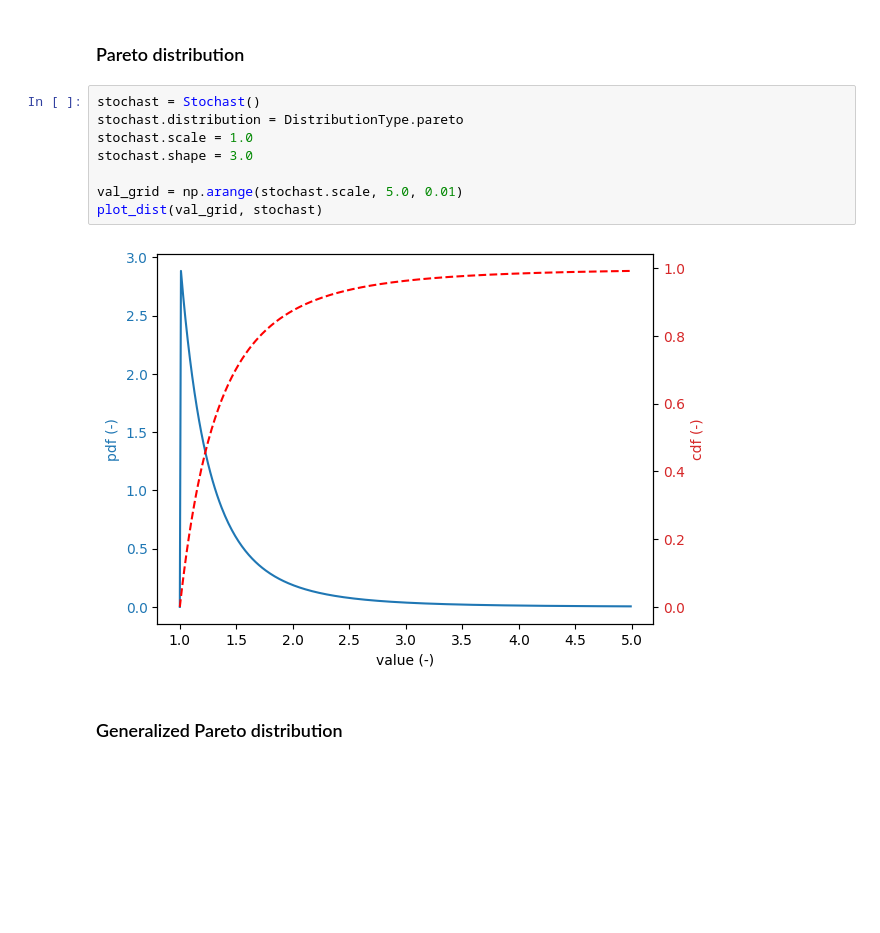
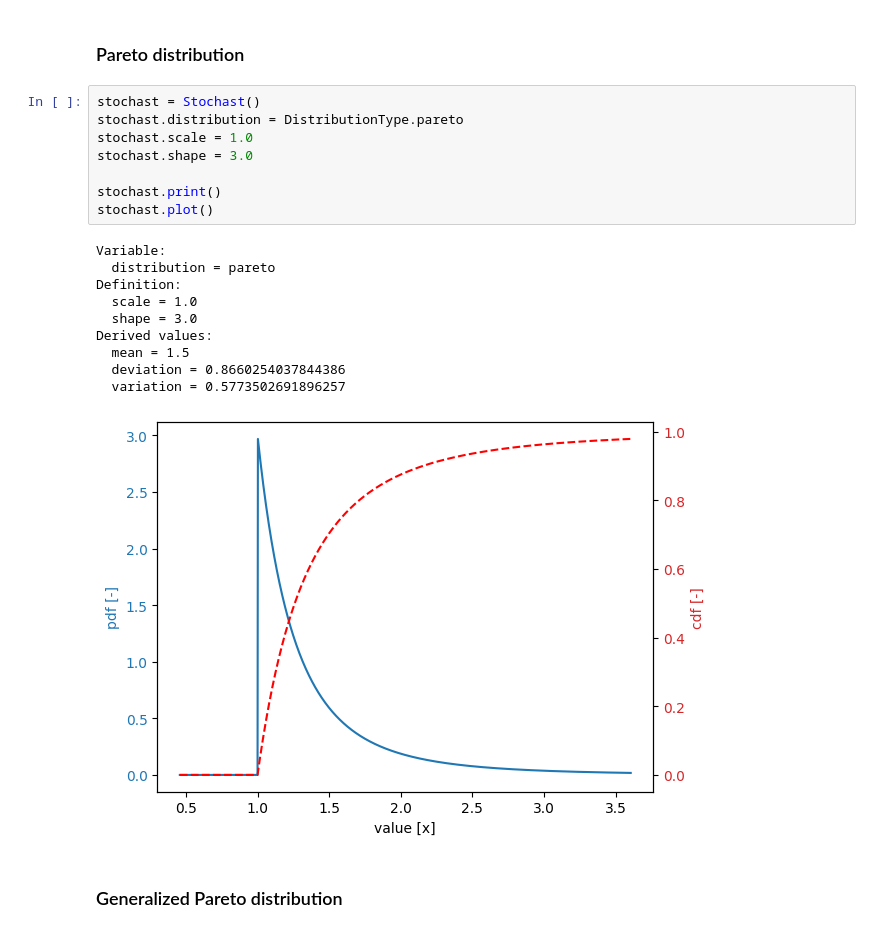
Before and after one commit to Deltares/ProbabilisticLibrary, a Jupyter notebook: sources/Deltares.Probabilistic.PWrapper.Notebooks/overview_distribution_functions.ipynb, the cells around one changed output. Drawn from its saved outputs; the diff is of its cells as text; blank space fills up the shorter version.

Commit message:
added plotting

```diff
--- a/sources/Deltares.Probabilistic.PWrapper.Notebooks/overview_distribution_functions.ipynb
+++ b/sources/Deltares.Probabilistic.PWrapper.Notebooks/overview_distribution_functions.ipynb
@@ -268,13 +333,22 @@ plot_dist(val_grid, stochast)
 # %%
 stochast = Stochast()
 stochast.distribution = DistributionType.pareto
 stochast.scale = 1.0
 stochast.shape = 3.0
 
-val_grid = np.arange(stochast.scale, 5.0, 0.01)
-plot_dist(val_grid, stochast)
+stochast.print()
+stochast.plot()
 # %% [output]
+Variable:
+  distribution = pareto
+Definition:
+  scale = 1.0
+  shape = 3.0
+Derived values:
+  mean = 1.5
+  deviation = 0.8660254037844386
+  variation = 0.5773502691896257
-[figure, old version]
+[figure, new version]
 # %% [markdown]
 ### Generalized Pareto distribution
 # %%
```
Also changed, not shown: parts of 22 cells of this notebook, 7 other files.
